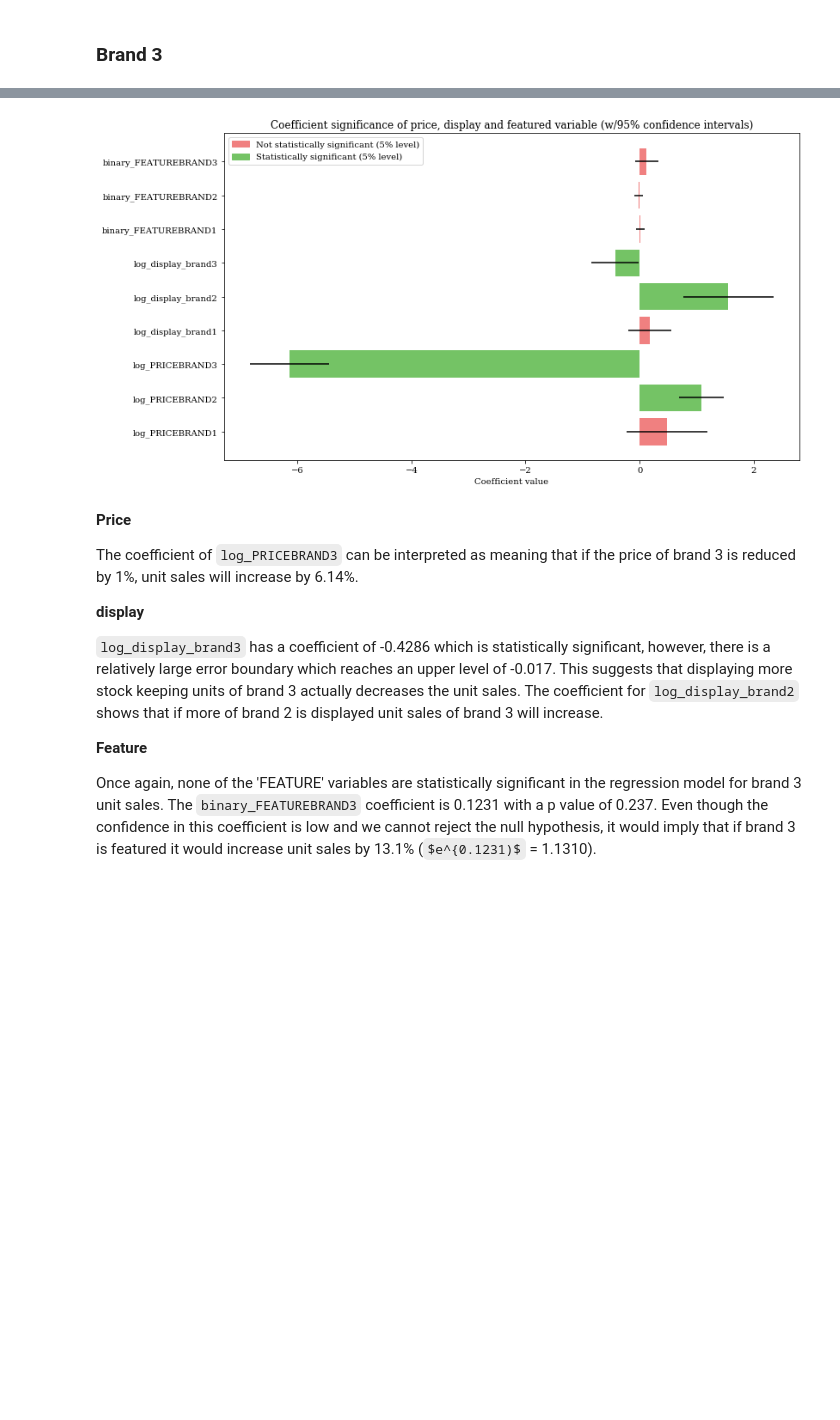
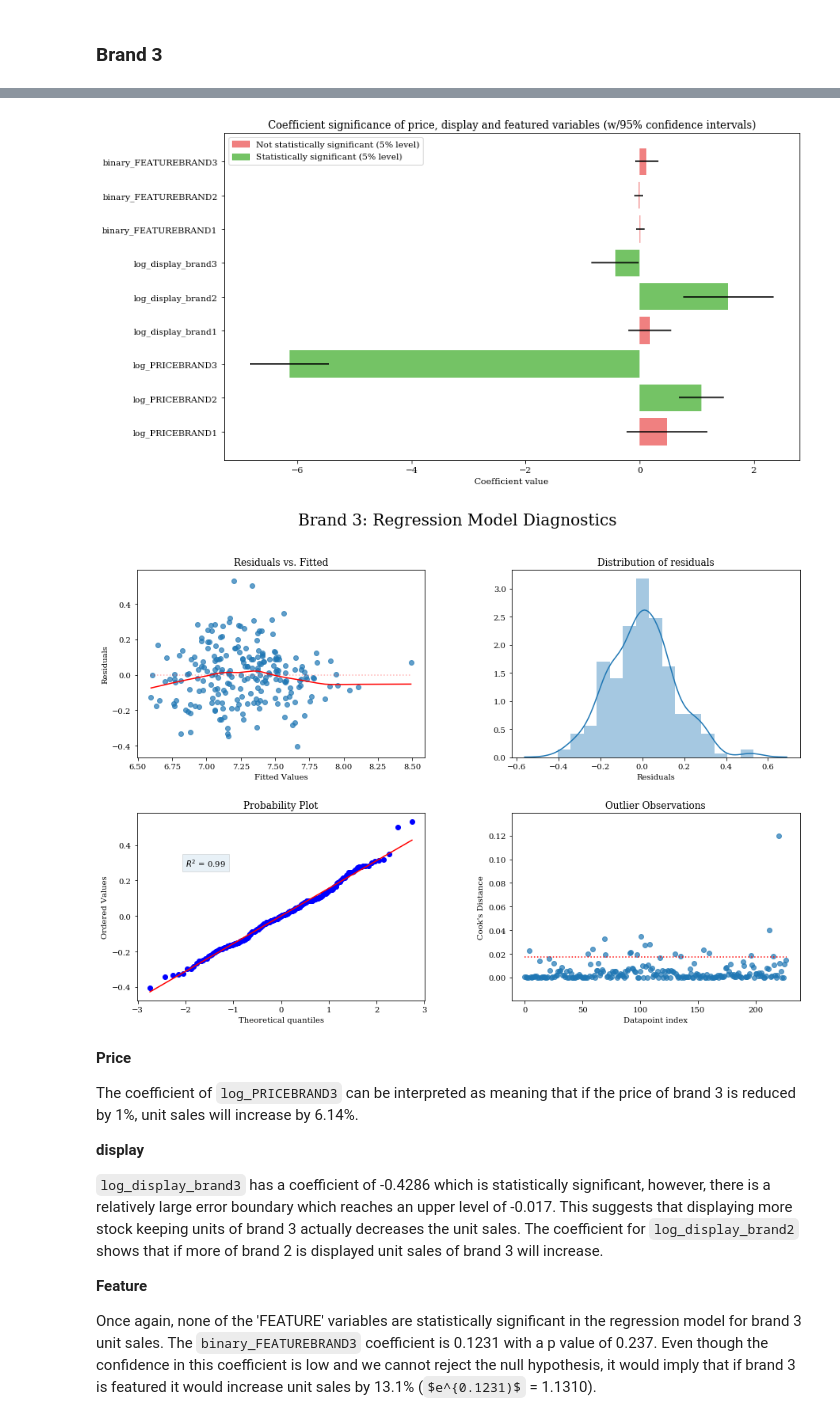
Before and after one commit to julian-west/marketing-resource-allocation, a Jupyter notebook: notebooks/01_regression_modelling.ipynb, the cells around one changed output, grey strips where cells are left out. Drawn from its saved outputs; the diff is of its cells as text; code cells hidden in the pictures; some formulas as TeX source; blank space fills up the shorter version.

```diff
--- a/notebooks/01_regression_modelling.ipynb
+++ b/notebooks/01_regression_modelling.ipynb
@@ -607,6 +623,10 @@ print("\n"*2)
 plot_coef_conf_int(brand3_modelfinal)
 plt.savefig(f"{VISUALISATION_FOLDER}/brand3_modelfinal_significance.png")
 plt.show()
+
+plot_diagnostics(brand3_modelfinal, "Brand 3")
+plt.savefig(f"{VISUALISATION_FOLDER}/brand3_modelfinal_diagnostics.png")
+plt.show()
 # %% [output]
                             OLS Regression Results
 ==============================================================================
@@ -618,14 +638,15 @@ Time:                        21:34:19   Log-Likelihood:                 100.73
 No. Observations:                 227   AIC:                            -159.5
 Df Residuals:                     206   BIC:                            -87.53
 Df Model:                          20
 Covariance Type:            nonrobust
 ========================================================================================
 ... (28 lines left out)
 ==============================================================================
 
 Warnings:
 [1] Standard Errors assume that the covariance matrix of the errors is correctly specified.
 [figure]
+[figure, added]
 # %% [markdown]
 **Price**
 
```
Also changed, not shown: parts of 11 cells of this notebook, 46 other files.
